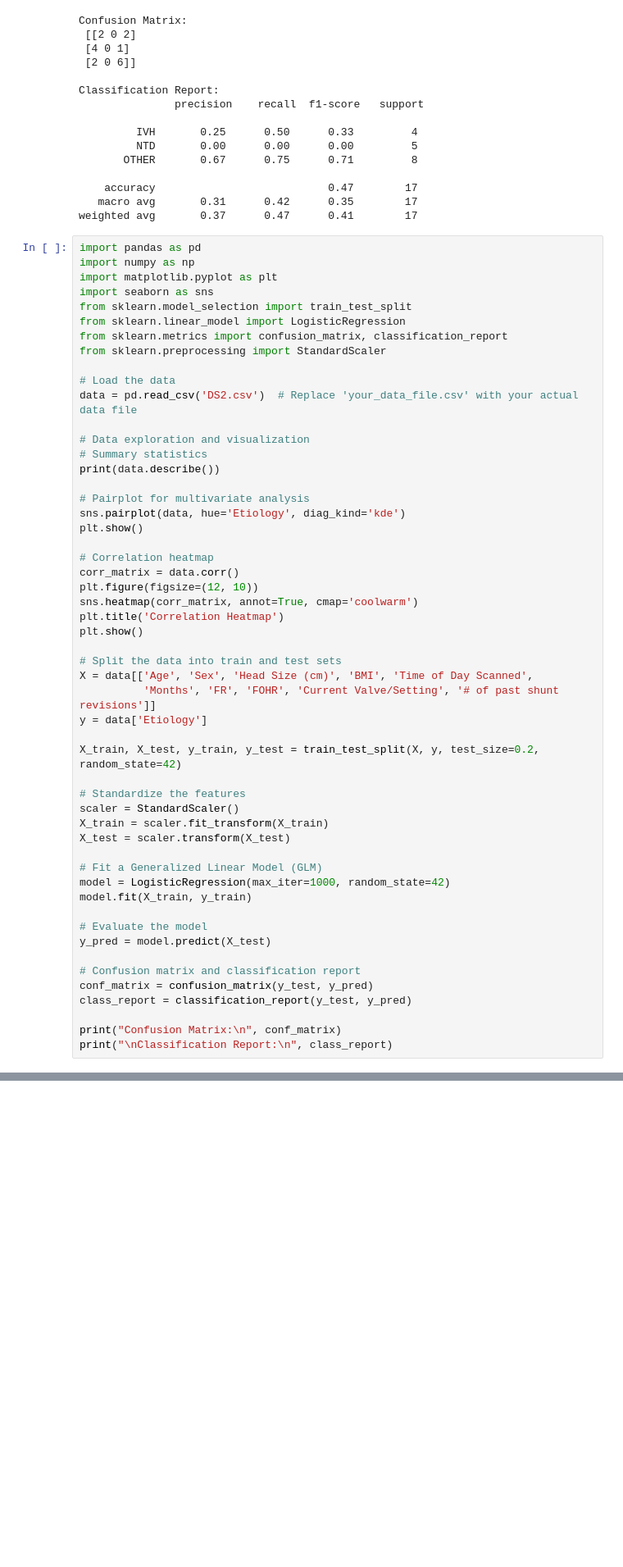
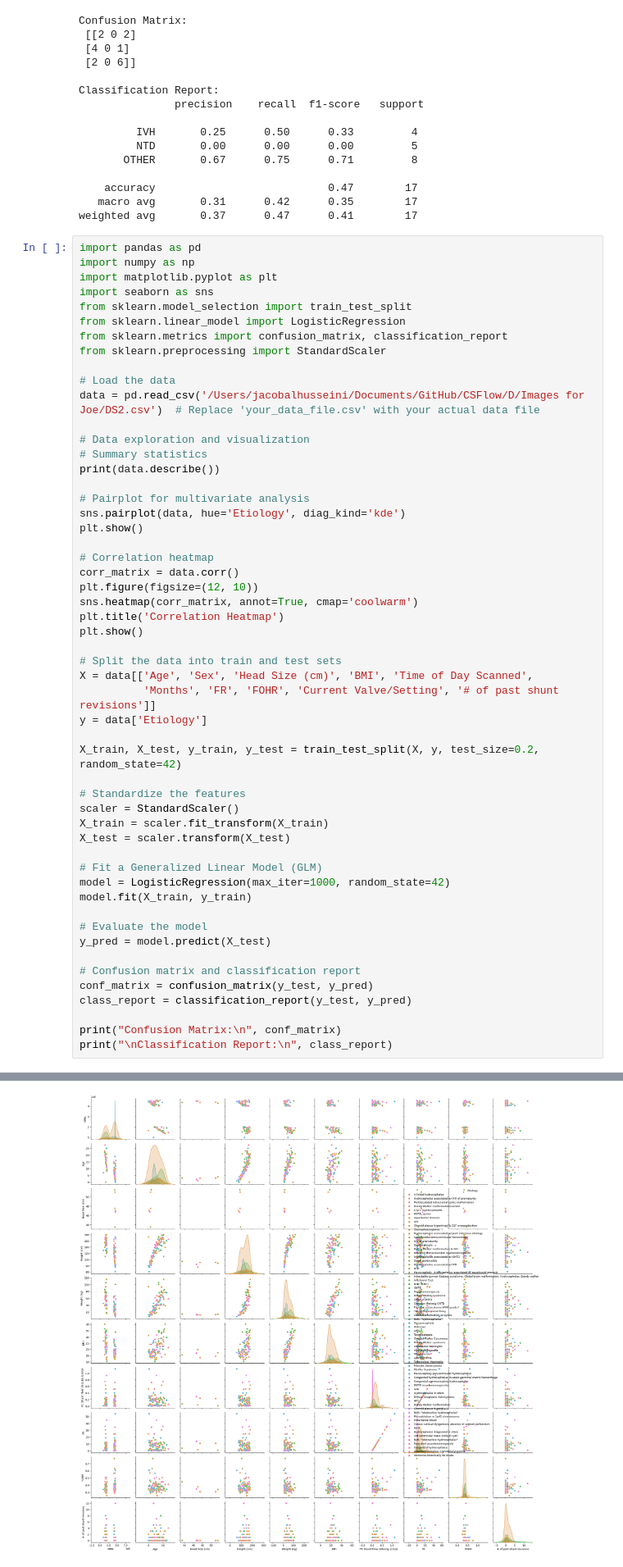
Before and after one commit to jkalhusseini/CSFlow, a Jupyter notebook: D/test.ipynb, the cells around one changed output, grey strips where cells are left out. Shown at 82% size. Drawn from its saved outputs; the diff is of its cells as text; blank space fills up the shorter version.

```diff
--- a/D/test.ipynb
+++ b/D/test.ipynb
@@ -373,7 +373,7 @@ from sklearn.metrics import confusion_matrix, classification_report
 from sklearn.preprocessing import StandardScaler
 
 # Load the data
-data = pd.read_csv('DS2.csv')  # Replace 'your_data_file.csv' with your actual data file
+data = pd.read_csv('/Users/jacobalhusseini/Documents/GitHub/CSFlow/D/Images for Joe/DS2.csv')  # Replace 'your_data_file.csv' with your actual data file
 
 # Data exploration and visualization
 # Summary statistics
@@ -419,0 +436 @@ FileNotFoundError: [Errno 2] No such file or directory: 'DS2.csv'
+[figure, added]
```
Also changed, not shown: parts of 2 cells of this notebook, 3 other files.
